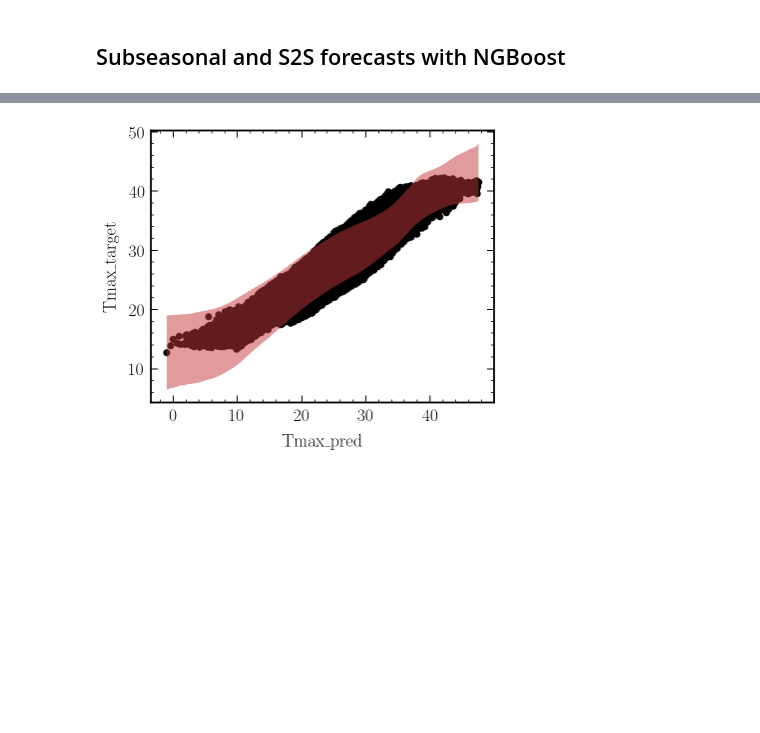
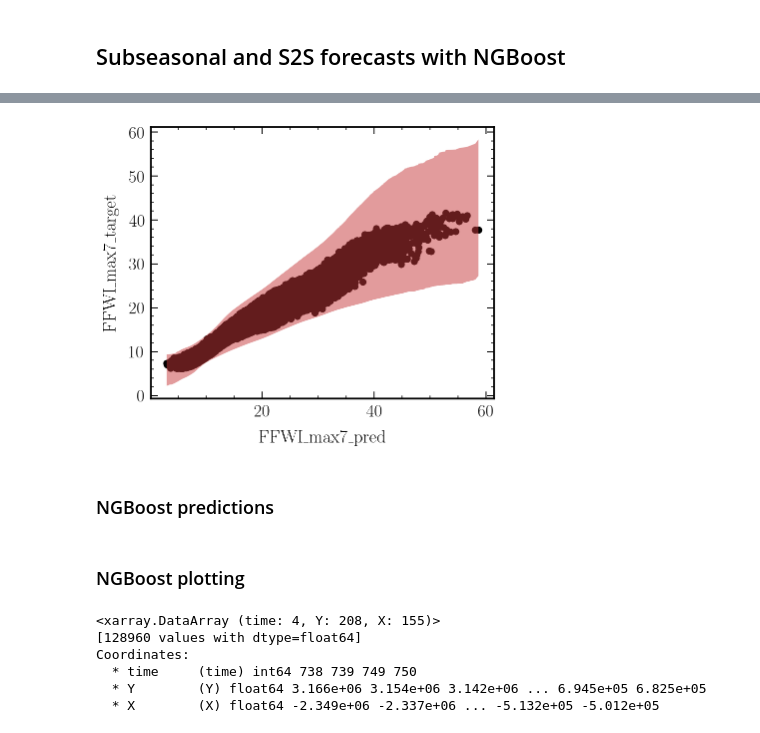
Before and after one commit to jtbuch/SEASFire, a Jupyter notebook: scripts/seas_climate_pred.ipynb, the cells around one changed output, grey strips where cells are left out. Saved outputs shown, nothing was run; the diff lists cells and outputs as text; code cells hidden in the pictures; blank space fills up the shorter version.

```diff
--- a/scripts/seas_climate_pred.ipynb
+++ b/scripts/seas_climate_pred.ipynb
@@ -152,9 +155,9 @@ lead1mons_pred_arr= target_arr - 1
 lead2mons_pred_arr= target_arr - 2
 lead3mons_pred_arr= target_arr - 3
 
-lead1mons_pred_df= clim_df[clim_df['time'].isin(lead1mons_pred_arr)].dropna()[['Tmax', 'Prec', 'Solar', 'RH', 'CAPE', 'Tmin', 'SM_0_100cm', 'PDSI', 'FFWI_max7', 'Southness', 'Elev', 'time', 'X', 'Y', 'mei', 'nino34', 'rmm1', 'rmm2']].reset_index().drop(columns= ['index'])
-lead2mons_pred_df= clim_df[clim_df['time'].isin(lead2mons_pred_arr)].dropna()[['Tmax', 'Prec', 'Solar', 'RH', 'CAPE', 'Tmin', 'SM_0_100cm', 'PDSI', 'FFWI_max7', 'Southness', 'Elev', 'time', 'X', 'Y', 'mei', 'nino34', 'rmm1', 'rmm2']].reset_index().drop(columns= ['index'])
-lead3mons_pred_df= clim_df[clim_df['time'].isin(lead3mons_pred_arr)].dropna()[['Tmax', 'Prec', 'Solar', 'RH', 'CAPE', 'Tmin', 'SM_0_100cm', 'PDSI', 'FFWI_max7', 'Southness', 'Elev', 'time', 'X', 'Y', 'mei', 'nino34', 'rmm1', 'rmm2']].reset_index().drop(columns= ['index'])
+lead1mons_pred_df= clim_df[clim_df['time'].isin(lead1mons_pred_arr)].dropna()[['Tmax', 'VPD', 'Prec', 'Solar', 'RH', 'CAPE', 'Tmin', 'SM_0_100cm', 'PDSI', 'FFWI_max7', 'Southness', 'Elev', 'time', 'X', 'Y', 'mei', 'nino34', 'rmm1', 'rmm2']].reset_index().drop(columns= ['index'])
+lead2mons_pred_df= clim_df[clim_df['time'].isin(lead2mons_pred_arr)].dropna()[['Tmax', 'VPD', 'Prec', 'Solar', 'RH', 'CAPE', 'Tmin', 'SM_0_100cm', 'PDSI', 'FFWI_max7', 'Southness', 'Elev', 'time', 'X', 'Y', 'mei', 'nino34', 'rmm1', 'rmm2']].reset_index().drop(columns= ['index'])
+lead3mons_pred_df= clim_df[clim_df['time'].isin(lead3mons_pred_arr)].dropna()[['Tmax', 'VPD', 'Prec', 'Solar', 'RH', 'CAPE', 'Tmin', 'SM_0_100cm', 'PDSI', 'FFWI_max7', 'Southness', 'Elev', 'time', 'X', 'Y', 'mei', 'nino34', 'rmm1', 'rmm2']].reset_index().drop(columns= ['index'])
 
 tmax_target_df= clim_df[clim_df['time'].isin(target_arr)].dropna()['Tmax'].reset_index().drop(columns= ['index']).rename(columns= {'Tmax': 'Tmax_target'})
 prec_target_df= clim_df[clim_df['time'].isin(target_arr)].dropna()['Prec'].reset_index().drop(columns= ['index']).rename(columns= {'Prec': 'Prec_target'})
@@ -168,15 +177,15 @@ lead3mons_df= pd.concat([lead3mons_pred_df, tmax_target_df, prec_target_df, vpd_
 # %%
-X= lead1mons_df[['Tmax', 'Solar', 'RH', 'SM_0_100cm', 'PDSI', 'Southness', 'Elev', 'mei', 'nino34', 'rmm1', 'rmm2']][lead1mons_df.time < 700] # train+val:test :: 80:20
-X_scaled= pd.concat([(X[['Tmax', 'Solar', 'RH', 'SM_0_100cm', 'PDSI']] - X[['Tmax', 'Solar', 'RH', 'SM_0_100cm', 'PDSI']].mean(axis= 0, skipna= True))/X[['Tmax', 'Solar', 'RH', 'SM_0_100cm', 'PDSI']].std(axis= 0, skipna= True), \
+X= lead1mons_df[['FFWI_max7', 'Tmax', 'Solar', 'RH', 'SM_0_100cm', 'PDSI', 'Southness', 'Elev', 'mei', 'nino34', 'rmm1', 'rmm2']][lead1mons_df.time < 700] # train+val:test :: 80:20
+X_scaled= pd.concat([(X[['FFWI_max7', 'Tmax', 'Solar', 'RH', 'SM_0_100cm', 'PDSI']] - X[['FFWI_max7', 'Tmax', 'Solar', 'RH', 'SM_0_100cm', 'PDSI']].mean(axis= 0, skipna= True))/X[['FFWI_max7', 'Tmax', 'Solar', 'RH', 'SM_0_100cm', 'PDSI']].std(axis= 0, skipna= True), \
                                         X[['Southness', 'Elev', 'mei', 'nino34', 'rmm1', 'rmm2']]], axis= 1).replace(np.nan, 0)
-Y= lead1mons_df.iloc[X_scaled.index]['Tmax_target']
+Y= lead1mons_df.iloc[X_scaled.index]['FFWI_target']
 X_train, X_val, Y_train, Y_val = train_test_split(X_scaled, Y, test_size=0.2)
 
 poly = PolynomialFeatures(1)
 X_train_poly = poly.fit_transform(X_train)
 X_val_poly = poly.fit_transform(X_val)
 # %%
-for f in tqdm([0.1, 0.25, 0.5]):
+for f in tqdm([0.1, 0.25]):
     ngb = NGBRegressor(minibatch_frac= f, random_state= 42).fit(X_train_poly, Y_train)
     Y_preds = ngb.predict(X_val_poly)
     Y_dists = ngb.pred_dist(X_val_poly)
@@ -189,7 +198,7 @@ for f in tqdm([0.1, 0.25, 0.5]):
     test_NLL = -Y_dists.logpdf(Y_val).mean()
     print('Test NLL', test_NLL)
 
-    ngb_path= 'ngb_05_19_23_mb_%.2f.p'%(f)
+    ngb_path= 'ngb_ffwi_05_22_23_mb_%.2f.p'%(f)
     file_path = Path.home()/'Desktop/seasonal_fire_pred/sav_files'/ngb_path
     with file_path.open("wb") as f:
         pickle.dump(ngb, f)
@@ -199,11 +220,13 @@ KeyboardInterrupt:
 # %%
-plt.scatter(X_test['Tmax'], Y_preds, color= 'black')
+plt.scatter(X_val_poly[:, 1]*X['FFWI_max7'].std(axis= 0, skipna= True) + X['FFWI_max7'].mean(axis= 0, skipna= True), Y_preds, color= 'black')
 #plt.fill_between(np.sort(X_test[:, 0]), np.sort(Y_dists.params['loc'] - 1.96 * Y_dists.params['scale']), \
 #                                                np.sort(Y_dists.params['loc'] + 1.96 * Y_dists.params['scale']), alpha= 0.5)
-plt.fill_between(np.sort(X_test_poly[:, 1]), np.sort(Y_dists.params['loc'] - 1.96 * Y_dists.params['scale']), \
+plt.fill_between(np.sort(X_val_poly[:, 1]*X['FFWI_max7'].std(axis= 0, skipna= True) + X['FFWI_max7'].mean(axis= 0, skipna= True)), np.sort(Y_dists.params['loc'] - 1.96 * Y_dists.params['scale']), \
                                                 np.sort(Y_dists.params['loc'] + 1.96 * Y_dists.params['scale']), alpha= 0.5)
-plt.xlabel(r'Tmax_pred', fontsize= 18)
-plt.ylabel(r'Tmax_target', fontsize= 18)
+plt.xlabel(r'FFWI_max7_pred', fontsize= 18)
+plt.ylabel(r'FFWI_max7_target', fontsize= 18)
 plt.show()
 # %% [output]
-[figure, old version]
+[figure, new version]
+# %% [markdown]
+### NGBoost predictions
@@ -212,0 +286,2 @@ key_arr= random.sample(grid_list, 3)
+# %% [markdown]
+### NGBoost plotting
@@ -212,0 +296,9 @@ key_arr= random.sample(grid_list, 3)
+# %%
+Y_dist_loc_xr[-29:-25, :, :]
+# %% [output]
+<xarray.DataArray (time: 4, Y: 208, X: 155)>
+[128960 values with dtype=float64]
+Coordinates:
+  * time     (time) int64 738 739 749 750
+  * Y        (Y) float64 3.166e+06 3.154e+06 3.142e+06 ... 6.945e+05 6.825e+05
+  * X        (X) float64 -2.349e+06 -2.337e+06 ... -5.132e+05 -5.012e+05
```
Also changed, not shown: parts of 20 cells of this notebook, 1 other file.
